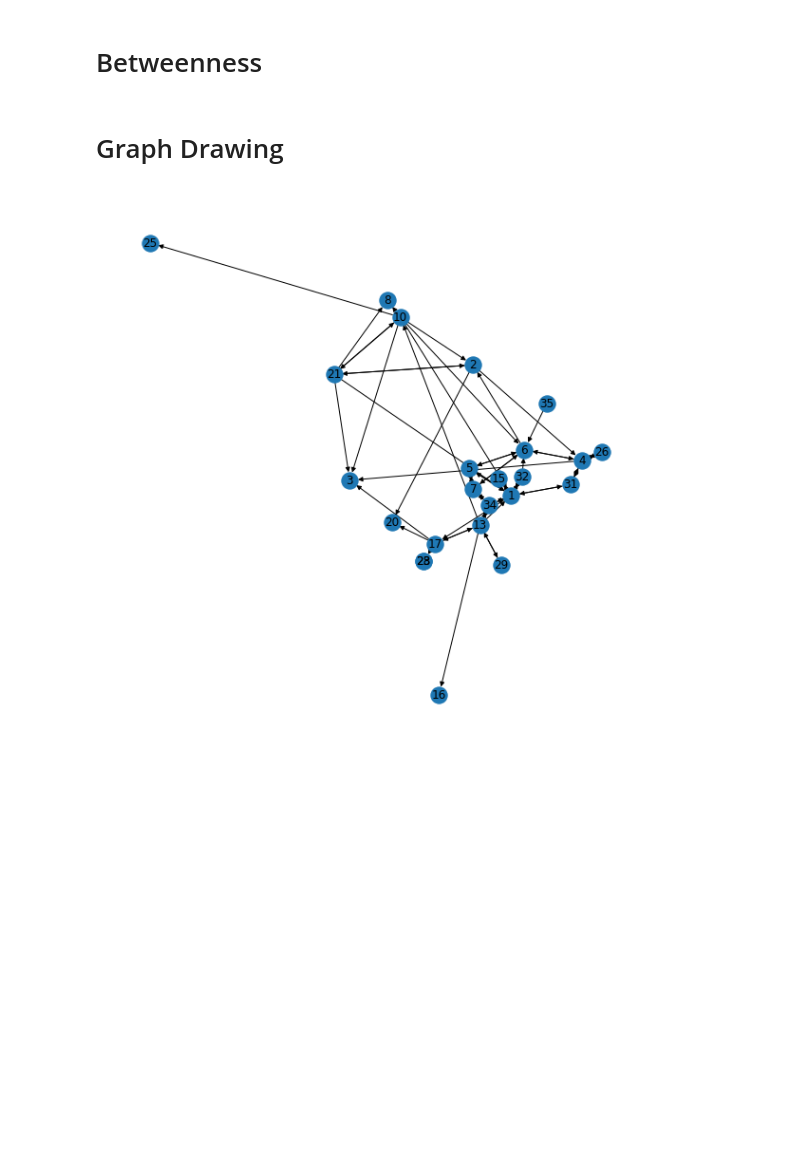
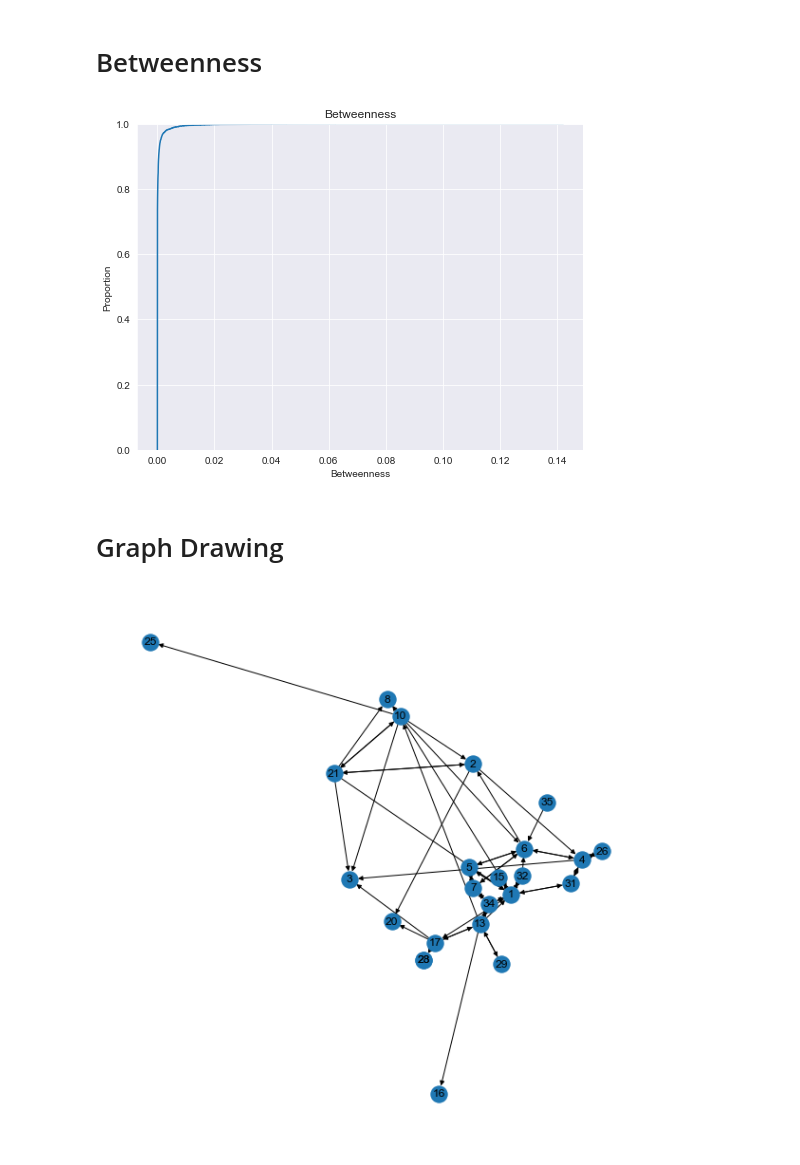
Before and after one commit to ivanmak/dmsn-2021-pg13, a Jupyter notebook: bitcoinotc.ipynb, the cells around one changed output. Saved outputs shown, nothing was run; the diff lists cells and outputs as text; code cells hidden in the pictures; blank space fills up the shorter version.

```diff
--- a/bitcoinotc.ipynb
+++ b/bitcoinotc.ipynb
@@ -238,6 +211,14 @@ plt.show()
 # Betweenness
 # %%
 betweenness = nx.algorithms.centrality.betweenness_centrality(G)
+# %%
+betweenness_df = pd.DataFrame(betweenness.items(), columns=['Node','Betweenness']).set_index(['Node'])
+# %%
+plt.figure(figsize=(8,6))
+sb.ecdfplot(data=betweenness_df, x='Betweenness', complementary=False).set_title('Betweenness')
+plt.show()
+# %% [output]
+[figure, added]
 # %% [markdown]
 # Graph Drawing
 # %%
```
Also changed, not shown: parts of 4 cells of this notebook.
